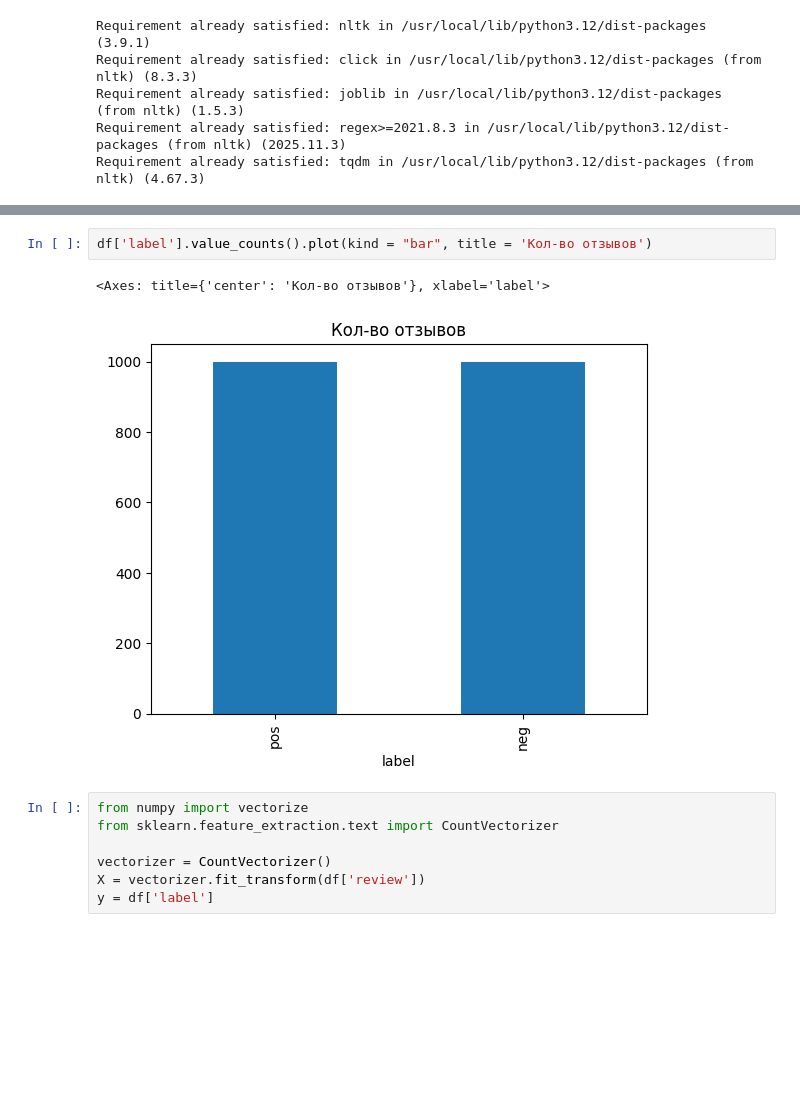
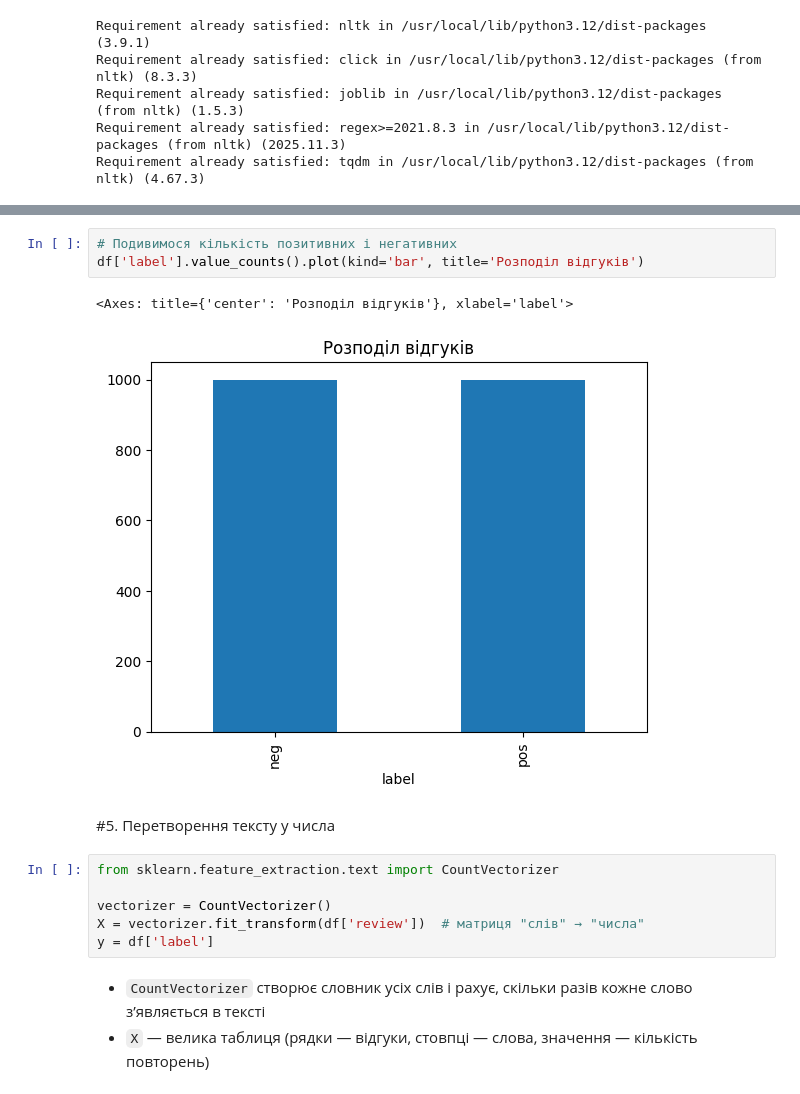
Before and after one commit to useroo5/MachineLearning, a Jupyter notebook: intro_to_NLP.ipynb, the cells around one changed output, grey strips where cells are left out. Saved outputs shown, nothing was run; the diff lists cells and outputs as text; blank space fills up the shorter version.

```diff
--- a/intro_to_NLP.ipynb
+++ b/intro_to_NLP.ipynb
@@ -88,15 +129,20 @@ df.head(11)
 # %%
-df['label'].value_counts().plot(kind = "bar", title = 'Кол-во отзывов')
+# Подивимося кількість позитивних і негативних
+df['label'].value_counts().plot(kind='bar', title='Розподіл відгуків')
 # %% [output]
-<Axes: title={'center': 'Кол-во отзывов'}, xlabel='label'>
+<Axes: title={'center': 'Розподіл відгуків'}, xlabel='label'>
-[figure, old version]
+[figure, new version]
+# %% [markdown]
+#5. Перетворення тексту у числа
 # %%
-from numpy import vectorize
 from sklearn.feature_extraction.text import CountVectorizer
 
 vectorizer = CountVectorizer()
-X = vectorizer.fit_transform(df['review'])
+X = vectorizer.fit_transform(df['review'])  # матриця "слів" → "числа"
 y = df['label']
+# %% [markdown]
+- `CountVectorizer` створює словник усіх слів і рахує, скільки разів кожне слово з’являється в тексті
+- `X` — велика таблиця (рядки — відгуки, стовпці — слова, значення — кількість повторень)
 # %%
 print(X)
 print(y)
```
Also changed, not shown: parts of 41 cells of this notebook.
